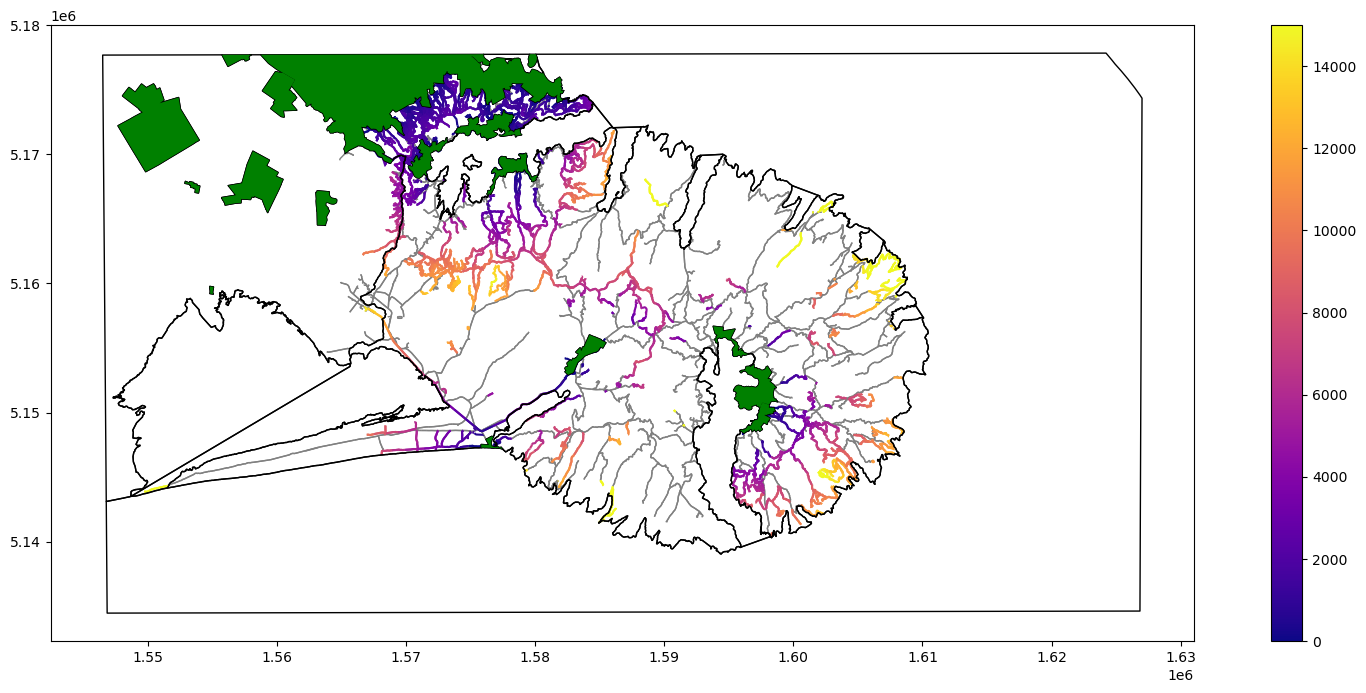
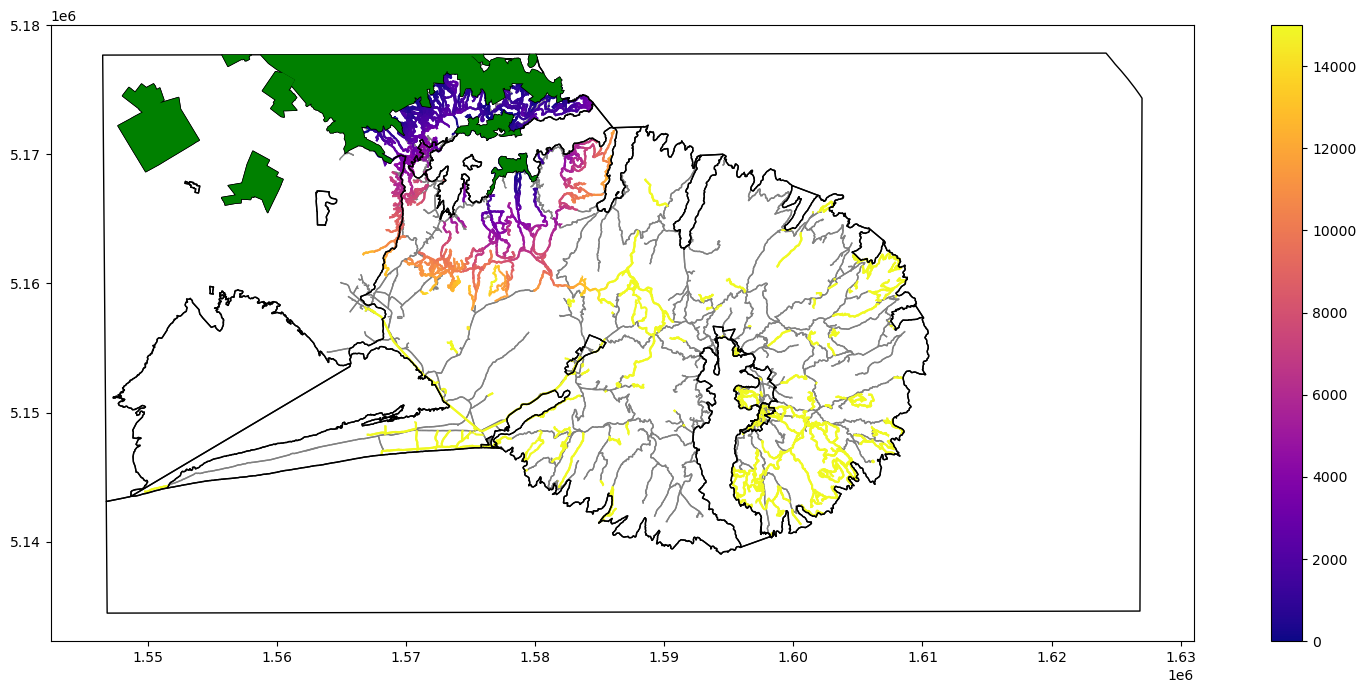
The notebook cell's code change between the first figure and the second:
--- before
+++ after
@@ -1,5 +1,5 @@
 fig, ax = plt.subplots(figsize=(20, 8))
 strava_gwr_features[strava_gwr_features['road'] == True].plot(color='gray', linewidth=1, ax=ax)
-strava_gwr_features[strava_gwr_features['road'] == False].plot(column='Rural_settlement_distances', vmax=15000, cmap='plasma', legend=True, figsize=(20, 8), ax=ax)
+strava_gwr_features[strava_gwr_features['road'] == False].plot(column='Small_urban_distances', vmax=15000, cmap='plasma', legend=True, figsize=(20, 8), ax=ax)
 urban_rural_polygon.plot(ax=ax, facecolor='none', edgecolor='black', linewidth=1,zorder=10)
-urban_rural_polygon[urban_rural_polygon['IUR2026_V1'] <= 21].plot(ax=ax, facecolor='green', edgecolor='none', linewidth=1,zorder=10)
+urban_rural_polygon[urban_rural_polygon['IUR2026_V1'] <= 14].plot(ax=ax, facecolor='green', edgecolor='none', linewidth=1,zorder=10)

Commit: Added Trail density features